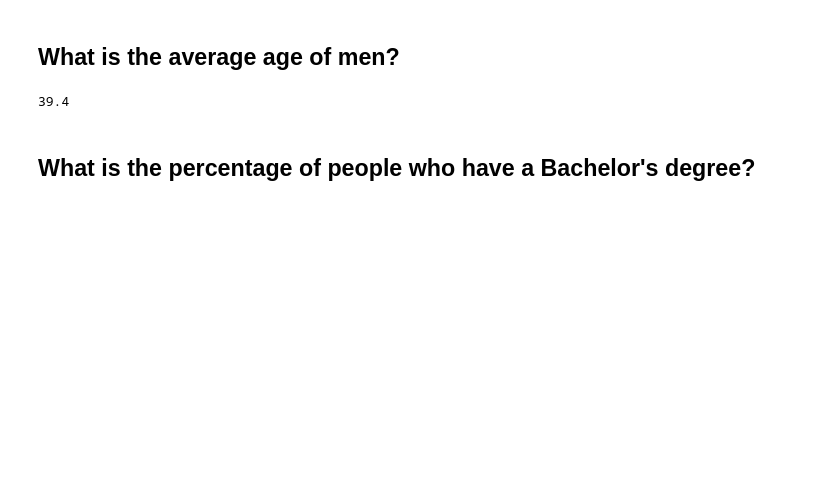
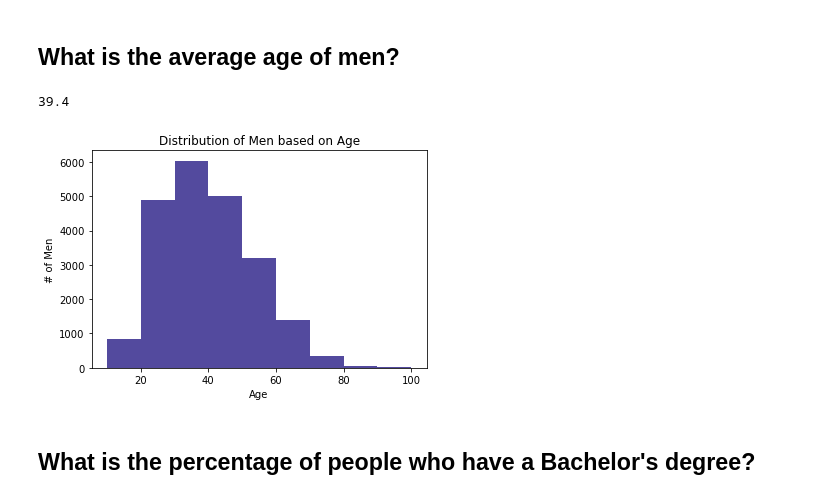
Before and after one commit to Suzanne-11/Demographic-Data-Analyzer, a Jupyter notebook: analysis.ipynb, the cells around one changed output. Drawn from its saved outputs; the diff is of its cells as text; code cells hidden in the pictures; blank space fills up the shorter version.

```diff
--- a/analysis.ipynb
+++ b/analysis.ipynb
@@ -22,6 +40,21 @@ average_age_men = round(age_men, 1)
 average_age_men
 # %% [output]
 39.4
+# %%
+age_men = df.loc[df['sex'] == 'Male']['age']
+min_age_of_men = df.loc[df['sex'] == 'Male']['age'].min()
+min_age_of_men #17
+max_age_of_men = df.loc[df['sex'] == 'Male']['age'].max()
+max_age_of_men #90
+
+bins = [10,20,30,40,50,60,70,80,90,100]
+plt.hist(age_men, bins=bins, color='#534a9e')
+plt.title("Distribution of Men based on Age")
+plt.xlabel("Age")
+plt.ylabel("# of Men")
+plt.show()
+# %% [output]
+[figure, added]
 # %% [markdown]
 ## What is the percentage of people who have a Bachelor's degree?
 # %%
```
Also changed, not shown: parts of 12 cells of this notebook.
